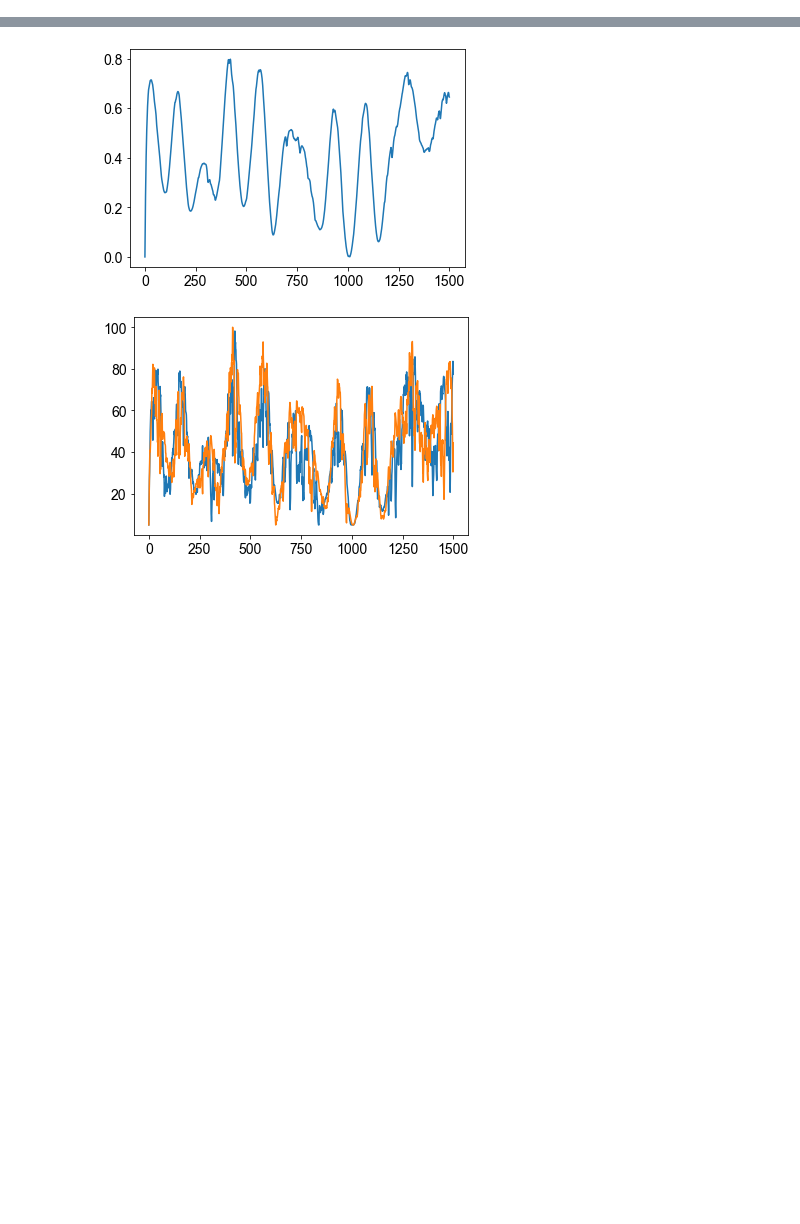
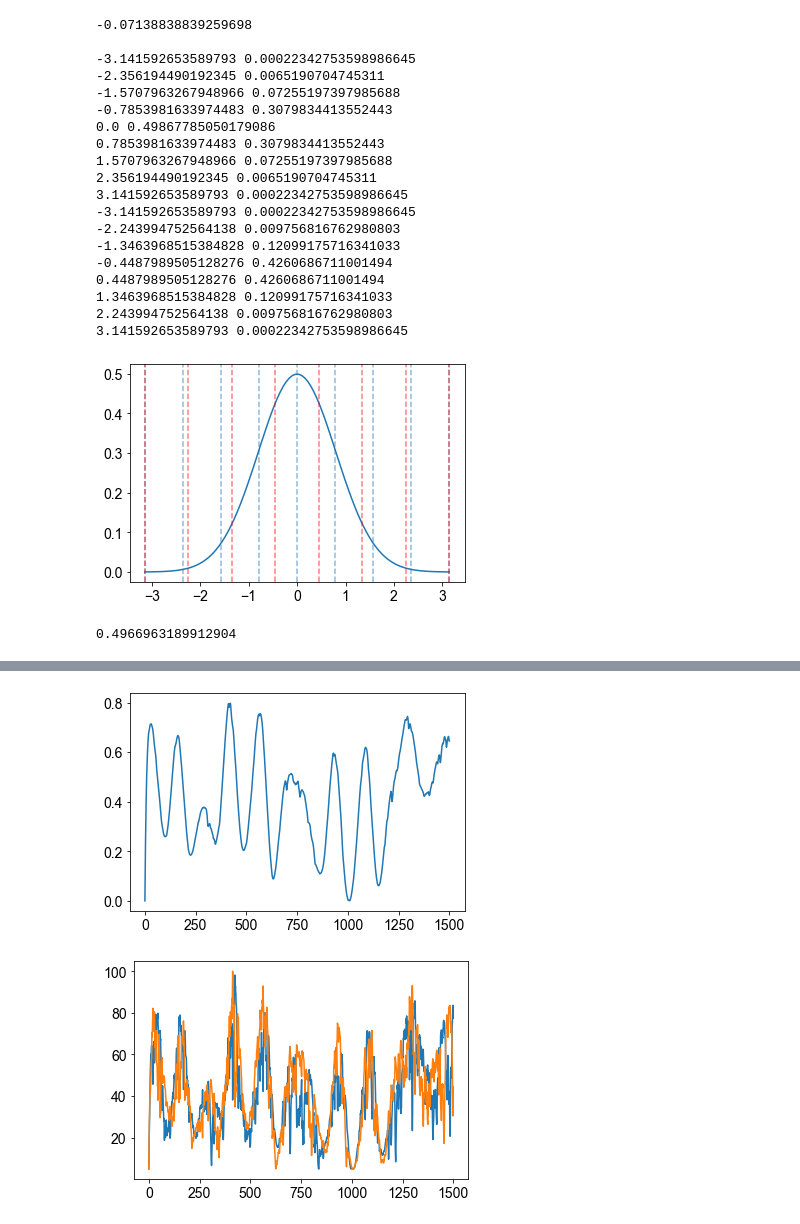
Before and after one commit to filippoferrari/CX_Path_Integration, a Jupyter notebook: notebooks/test_inputs.ipynb, the cells around one changed output, grey strips where cells are left out. Drawn from its saved outputs; the diff is of its cells as text; code cells hidden in the pictures; blank space fills up the shorter version.

```diff
--- a/notebooks/test_inputs.ipynb
+++ b/notebooks/test_inputs.ipynb
@@ -46,0 +80,41 @@ headings = np.tile(headings, 2)
+# %%
+print(h[2])
+print()
+mu = 0
+sigma = 0.8
+rv = scipy.stats.norm(loc=mu, scale=sigma)
+x = np.linspace(mu - np.pi, mu + np.pi, 100)
+plt.plot(x, scipy.stats.norm.pdf(x, mu, sigma))
+for i in np.linspace(mu-np.pi, mu+np.pi, 8+1):
+    print(i, rv.pdf(i))
+    plt.axvline(i, ls='--', alpha=0.5)
+for i in np.linspace(mu-np.pi, mu+np.pi, 8, endpoint=True):
+    print(i, rv.pdf(i))
+    plt.axvline(i, color='r', ls='--', alpha=0.5)
+
+
+plt.show()
+
+print(rv.pdf(h[2]))
+# %% [output]
+-0.07138838839259698
+
+-3.141592653589793 0.00022342753598986645
+-2.356194490192345 0.0065190704745311
+-1.5707963267948966 0.07255197397985688
+-0.7853981633974483 0.3079834413552443
+0.0 0.49867785050179086
+0.7853981633974483 0.3079834413552443
+1.5707963267948966 0.07255197397985688
+2.356194490192345 0.0065190704745311
+3.141592653589793 0.00022342753598986645
+-3.141592653589793 0.00022342753598986645
+-2.243994752564138 0.009756816762980803
+-1.3463968515384828 0.12099175716341033
+-0.4487989505128276 0.4260686711001494
+0.4487989505128276 0.4260686711001494
+1.3463968515384828 0.12099175716341033
+2.243994752564138 0.009756816762980803
+3.141592653589793 0.00022342753598986645
+[figure, added]
+0.4966963189912904
```
Also changed, not shown: parts of 9 cells of this notebook, 2 other files.
